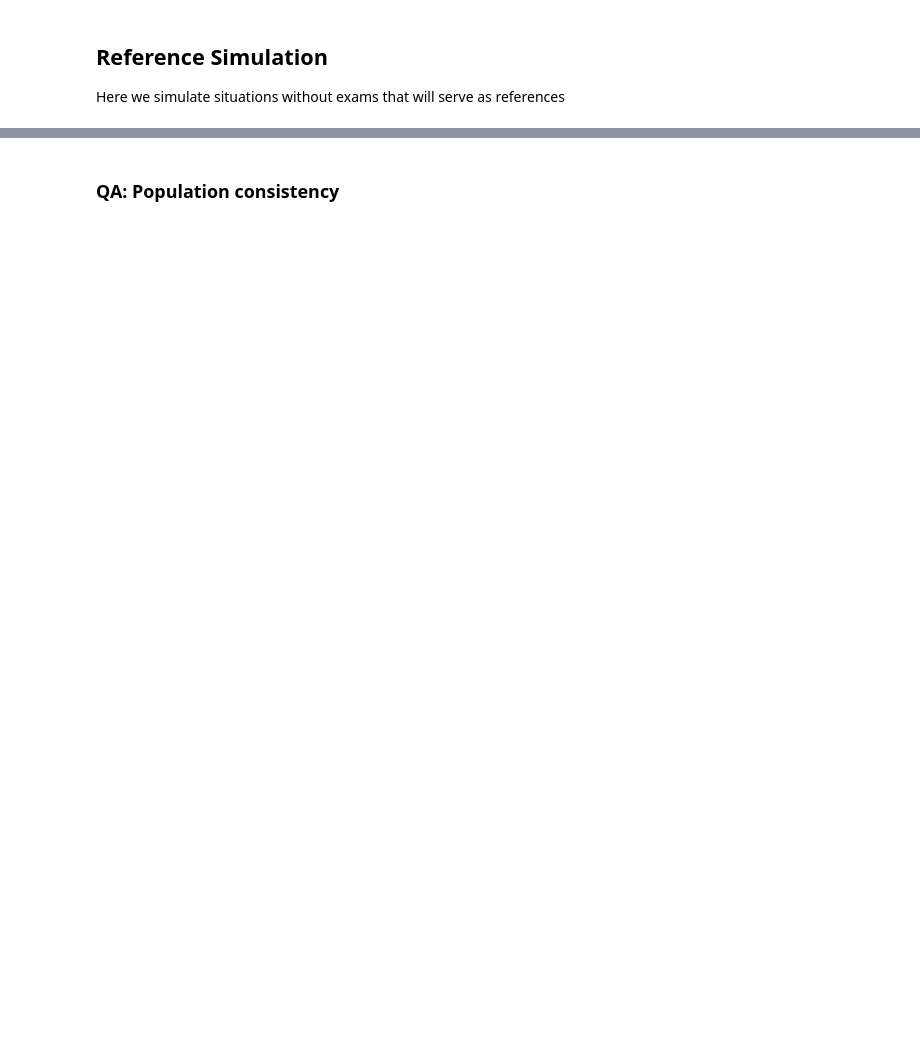
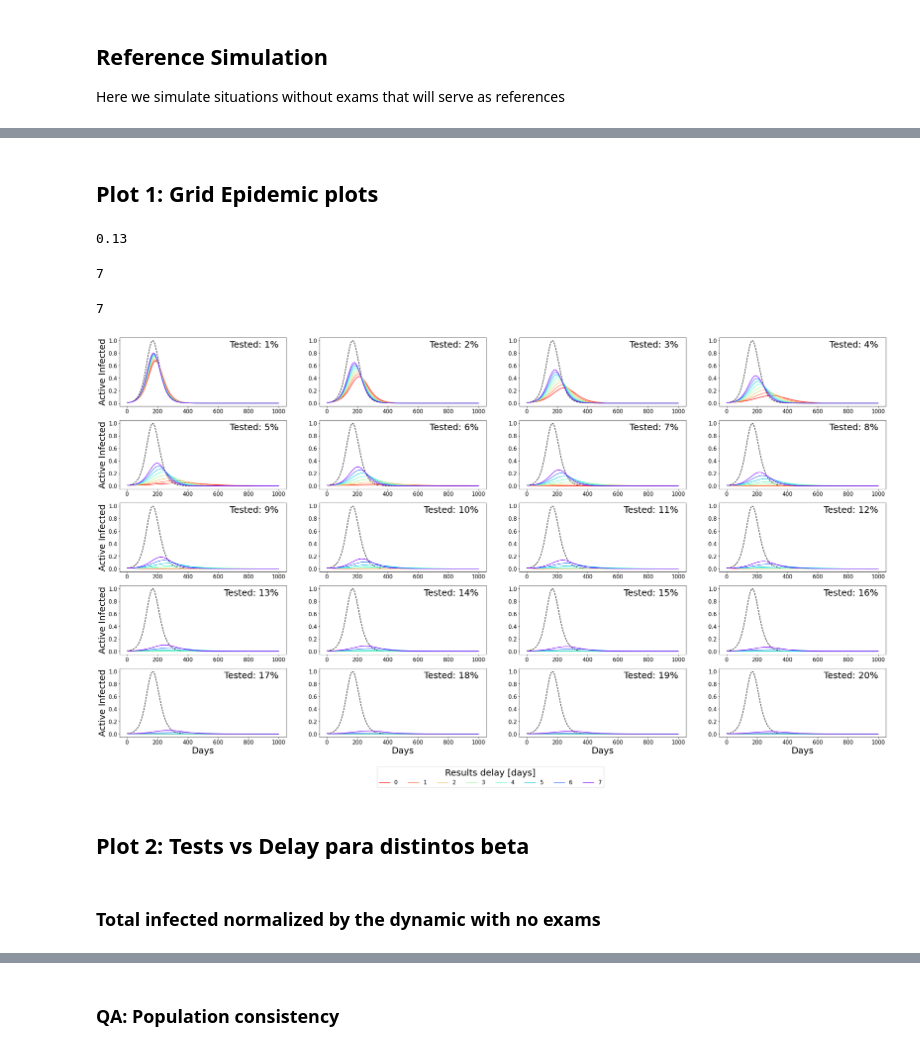
Before and after one commit to DLab/covid19geomodeller, a Jupyter notebook: research/ExamDynamics/Paper_UCL.ipynb, the cells around one changed output, grey strips where cells are left out. Drawn from its saved outputs; the diff is of its cells as text; code cells hidden in the pictures; blank space fills up the shorter version.

```diff
--- a/research/ExamDynamics/Paper_UCL.ipynb
+++ b/research/ExamDynamics/Paper_UCL.ipynb
@@ -70,7 +83,7 @@ T_Q = 14 # Time in quarantine
 examrate = np.arange(1,21,1)*population/100# Persons per day
 
 # Delay Time
-T_T = np.arange(0.5,7.5,0.5)
+T_T = np.arange(0.0,7.5,0.5)
 # Beta
 beta = np.arange(0.11,0.21,0.005)
 
@@ -207,10 +220,10 @@ for i in range(len(examrate)):
     for j in range(len(beta)):
         aux2 = []
         for k in range(len(T_T)):
-            aux2.append(100*simulation[i][j][k].peak/simulation_reference[j].peak)
+            aux2.append(simulation[i][j][k].I/np.max(simulation_reference[j].I))
         aux.append(aux2)
     peakvsnoexam.append(aux)
-peakvsnoexam = np.array(peakvsnoexam)
+#peakvsnoexam = np.array(peakvsnoexam)
 # Calculate indicators
 totinfected = []
 for i in range(len(examrate)):
@@ -225,0 +256,56 @@ totinfected = np.array(totinfected)
+# %% [markdown]
+## Plot 1: Grid Epidemic plots
+# %%
+saveplot = False
+# %%
+if saveplot:
+    %matplotlib inline
+
+plt.rcParams["figure.figsize"] = 38.40, 20.56 #8,6
+plt.rcParams.update({
+    "text.usetex": False,
+    "font.family": "sans-serif",
+    "font.sans-serif":["Arial"]})
+# %%
+beta[4]
+# %% [output]
+0.13
+# %%
+int(len(T_T)/2)
+# %% [output]
+7
+# %%
+colors = plt.cm.rainbow_r(np.linspace(0,1,int(len(T_T)/2+1)))
+levels = np.arange(0,105,5)
+n = 4
+j = 4
+fig, axs = plt.subplots(int(len(examrate)/n)+(int(len(examrate))%n > 0)*1, n)
+for i in range(len(examrate)):
+    axs[int(i/n),i%n].plot(simulation_reference[j].t,simulation_reference[j].I/np.max(simulation_reference[j].I),color = 'black',linestyle='dashed')#label='I_d No exams'
+    for k in range(int(len(T_T)/2)+1):
+        axs[int(i/n),i%n].plot(simulation[i][j][k*2].t,simulation[i][j][k*2].I/np.max(simulation_reference[j].I),color=colors[k])
+        axs[int(i/n),i%n].tick_params(labelsize=15)
+        if int(i/n)==4:
+            axs[int(i/n),i%n].set_xlabel('Days',size=25)
+        if i%n==0:
+            axs[int(i/n),i%n].set_ylabel('Active Infected',size=25)
+    #axs[int(i/n),i%n].set_title('Exam Rate: '+str(round(examrate[i]/population*100))+'%')
+    #axs[int(i/n),i%n].plot([],[],label='Exam Rate: '+str(round(examrate[i]/population*100))+'%')
+    axs[int(i/n),i%n].text(1000, 1,'Tested: '+str(round(examrate[i]/population*100))+'%', {'fontsize': 25},horizontalalignment='right',verticalalignment='top')
+    #axs[int(i/n),i%n].legend(loc=0,fontsize=15)
+
+# Legend
+for k in range(int(len(T_T)/2)+1):
+    axs[0,0].plot([],[],color=colors[k],label=str(int(T_T[k*2])))
+fig.legend(loc='lower center',bbox_to_anchor=(0.5, 0.025),ncol=int(len(T_T)/2)+1,title = 'Results delay [days]',fontsize='15',title_fontsize='25')
+
+if saveplot:
+    plt.savefig('plot1.pdf',dpi=100,format='pdf')
+plt.show()
+# %% [output]
+7
+[figure, added]
+# %% [markdown]
+## Plot 2: Tests vs Delay para distintos beta
+# %% [markdown]
+### Total infected normalized by the dynamic with no exams
```
Also changed, not shown: parts of 66 cells of this notebook, 3 other files.
